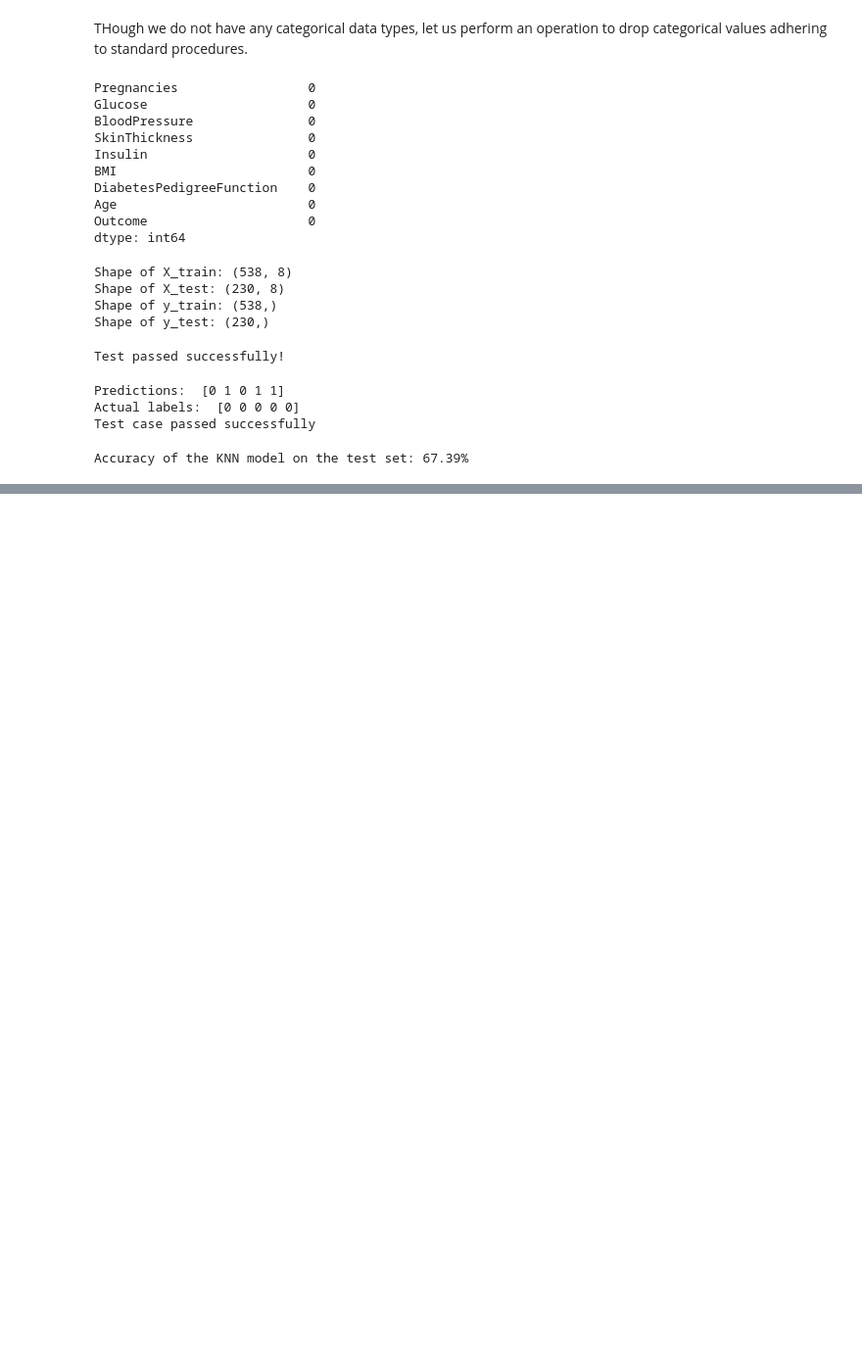
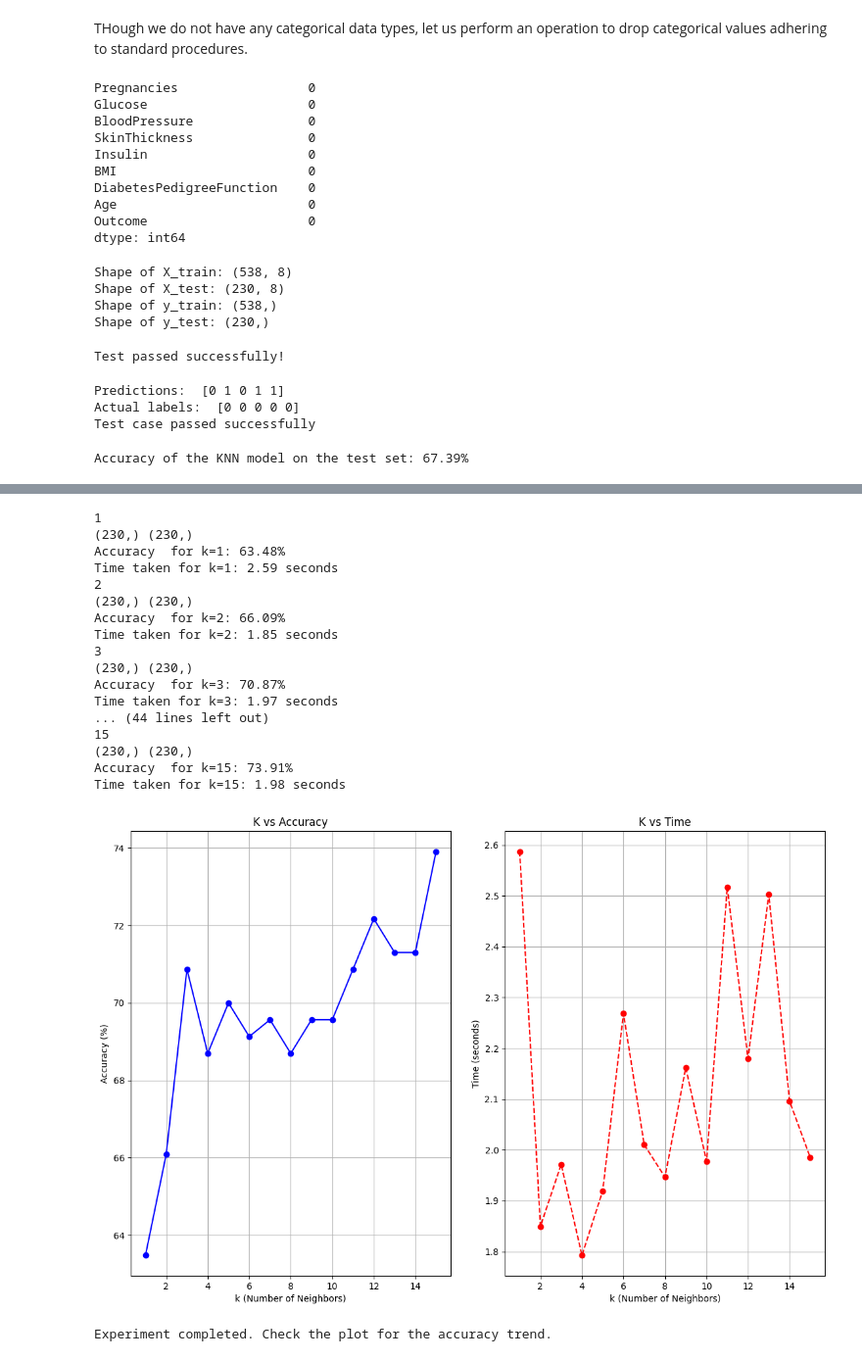
Before and after one commit to rohitkhadka1/5CS037-2024, a Jupyter notebook: Worksheets/2407942_Rohit_Khadka_Worksheet_4.ipynb, the cells around one changed output, grey strips where cells are left out. Shown at 98% size. Drawn from its saved outputs; the diff is of its cells as text; code cells hidden in the pictures; blank space fills up the shorter version.

```diff
--- a/Worksheets/2407942_Rohit_Khadka_Worksheet_4.ipynb
+++ b/Worksheets/2407942_Rohit_Khadka_Worksheet_4.ipynb
@@ -85,6 +86,10 @@ print("Shape of X_train:", X_train.shape)
 print("Shape of X_test:", X_test.shape)
 print("Shape of y_train:", y_train.shape)
 print("Shape of y_test:", y_test.shape)
+#Scaling the training and testing data
+scaler = StandardScaler()
+X_train_scaled = scaler.fit_transform(X_train)
+X_test_scaled = scaler.transform(X_test)
 # %% [output]
 Shape of X_train: (538, 8)
 Shape of X_test: (230, 8)
@@ -300 +330,29 @@ Accuracy  for k=20: 70.87%
 Experiment completed. Check the plot for the accuracy trend.
+# %%
+k_values = range(1, 16) # You can adjust this range as needed
+# Run the experiment
+try:
+   accuracies = experiment_knn_k_values(X_train_scaled, y_train,X_test_scaled, y_test, k_values)
+   print("Experiment completed. Check the plot for the accuracy trend.")
+except Exception as e:
+   print(f"An unexpected error occurred during the experiment: {e}")
+# %% [output]
+1
+(230,) (230,)
+Accuracy  for k=1: 63.48%
+Time taken for k=1: 2.59 seconds
+2
+(230,) (230,)
+Accuracy  for k=2: 66.09%
+Time taken for k=2: 1.85 seconds
+3
+(230,) (230,)
+Accuracy  for k=3: 70.87%
+Time taken for k=3: 1.97 seconds
+... (44 lines left out)
+15
+(230,) (230,)
+Accuracy  for k=15: 73.91%
+Time taken for k=15: 1.98 seconds
+[figure, added]
+Experiment completed. Check the plot for the accuracy trend.
```
Also changed, not shown: parts of 5 cells of this notebook, 1 other file.
